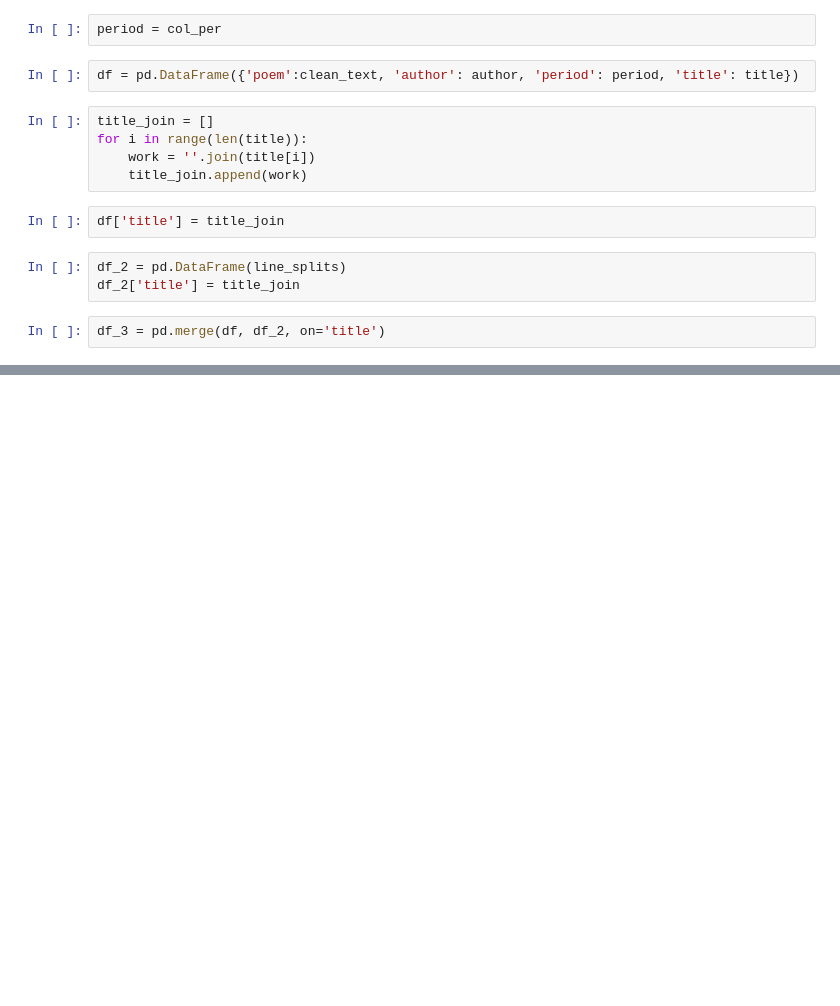
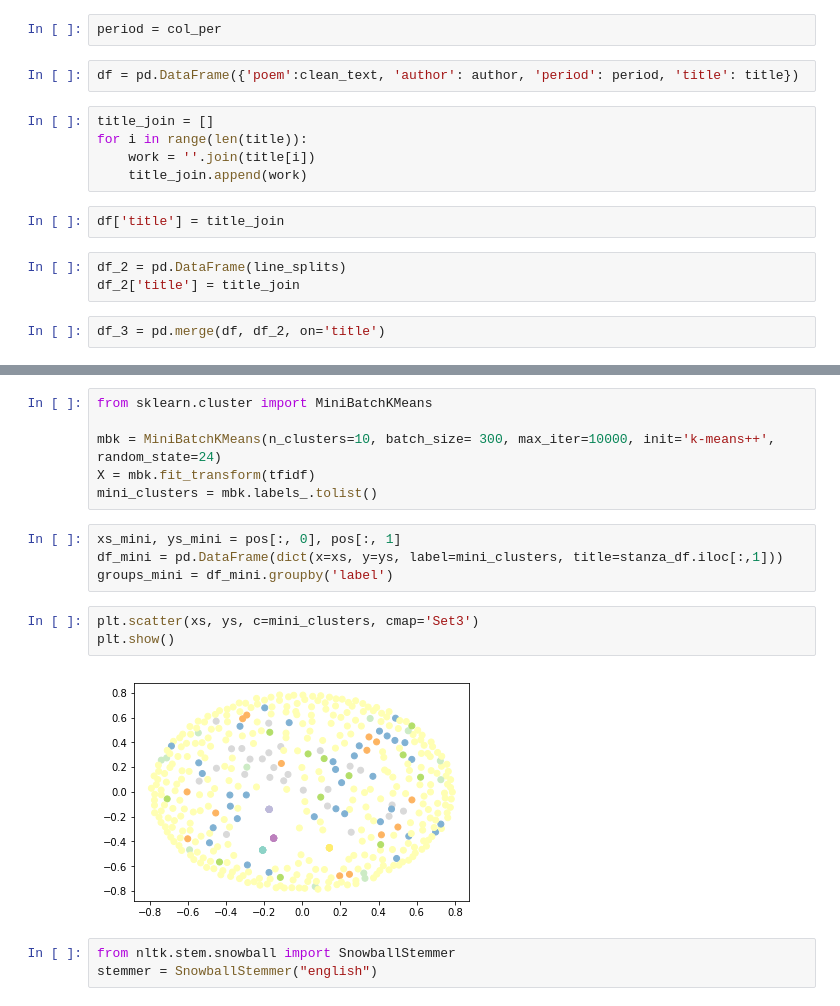
Before and after one commit to JustFairWell/challenges, a Jupyter notebook: poems_nlp.ipynb, the cells around one changed output, grey strips where cells are left out. Drawn from its saved outputs; the diff is of its cells as text; blank space fills up the shorter version.

```diff
--- a/poems_nlp.ipynb
+++ b/poems_nlp.ipynb
@@ -156,0 +306,18 @@ set_index.head()
+# %%
+from sklearn.cluster import MiniBatchKMeans
+
+mbk = MiniBatchKMeans(n_clusters=10, batch_size= 300, max_iter=10000, init='k-means++', random_state=24)
+X = mbk.fit_transform(tfidf)
+mini_clusters = mbk.labels_.tolist()
+# %%
+xs_mini, ys_mini = pos[:, 0], pos[:, 1]
+df_mini = pd.DataFrame(dict(x=xs, y=ys, label=mini_clusters, title=stanza_df.iloc[:,1]))
+groups_mini = df_mini.groupby('label')
+# %%
+plt.scatter(xs, ys, c=mini_clusters, cmap='Set3')
+plt.show()
+# %% [output]
+[figure, added]
+# %%
+from nltk.stem.snowball import SnowballStemmer
+stemmer = SnowballStemmer("english")
```
Also changed, not shown: parts of 33 cells of this notebook.
